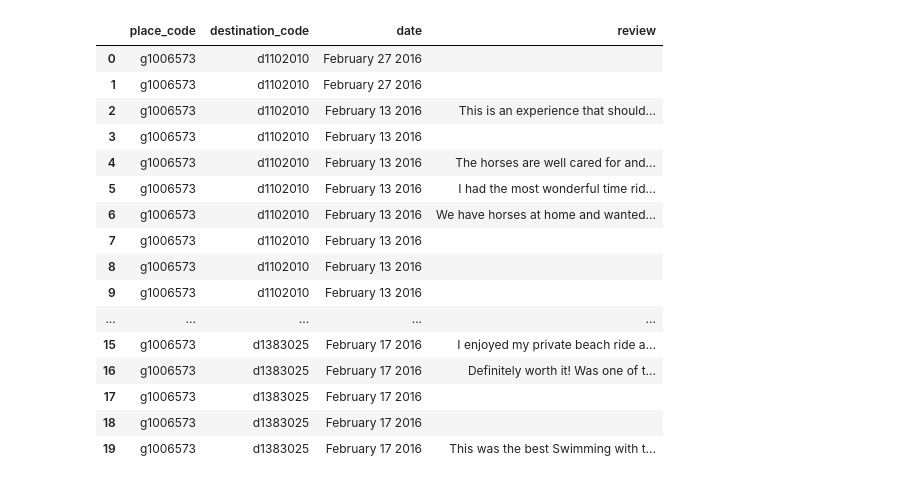
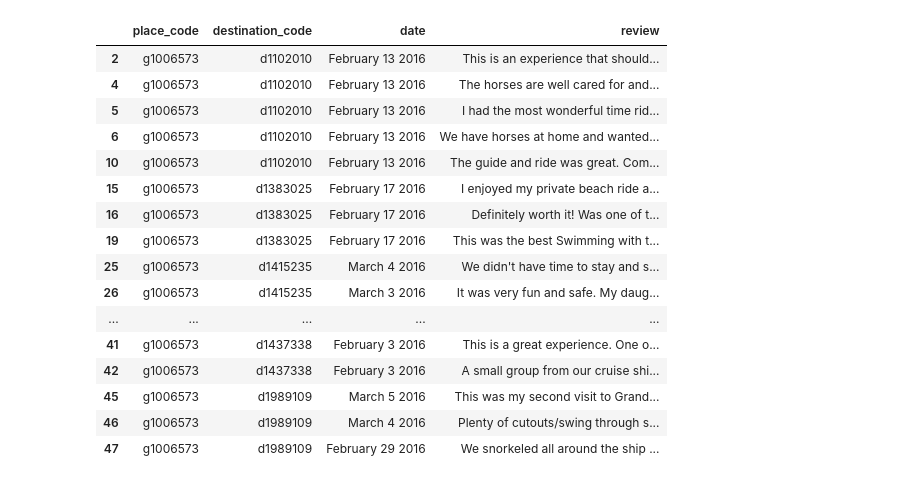
Before and after one commit to rogeliozunigarubio/data_science_final_project, a Jupyter notebook: Data Science Final Project.ipynb, the cells around one changed output. Cells and saved outputs as stored; diff of their text form; code cells hidden in the pictures.

```diff
--- a/Data Science Final Project.ipynb
+++ b/Data Science Final Project.ipynb
@@ -10,24 +10,24 @@ import matplotlib.pyplot as plt
 %matplotlib inline
 # %%
 columns = ['place_code','destination_code','date','review']
-reviews = pd.read_csv('captured_reviews.csv',names=columns, na_values='')
+reviews = pd.read_csv('captured_reviews.csv',names=columns).dropna()
 # %%
-reviews.fillna('').head(20)
+reviews.head(20)
 # %% [output]
 |  | place_code | destination_code | date | review |
-| 0 | g1006573 | d1102010 | February 27 2016 |  |
-| 1 | g1006573 | d1102010 | February 27 2016 |  |
 | 2 | g1006573 | d1102010 | February 13 2016 | This is an experience that should... |
-| 3 | g1006573 | d1102010 | February 13 2016 |  |
 | 4 | g1006573 | d1102010 | February 13 2016 | The horses are well cared for and... |
 | 5 | g1006573 | d1102010 | February 13 2016 | I had the most wonderful time rid... |
 | 6 | g1006573 | d1102010 | February 13 2016 | We have horses at home and wanted... |
-| 7 | g1006573 | d1102010 | February 13 2016 |  |
-| 8 | g1006573 | d1102010 | February 13 2016 |  |
-| 9 | g1006573 | d1102010 | February 13 2016 |  |
-| ... | ... | ... | ... | ... |
+| 10 | g1006573 | d1102010 | February 13 2016 | The guide and ride was great. Com... |
 | 15 | g1006573 | d1383025 | February 17 2016 | I enjoyed my private beach ride a... |
 | 16 | g1006573 | d1383025 | February 17 2016 | Definitely worth it! Was one of t... |
-| 17 | g1006573 | d1383025 | February 17 2016 |  |
-| 18 | g1006573 | d1383025 | February 17 2016 |  |
 | 19 | g1006573 | d1383025 | February 17 2016 | This was the best Swimming with t... |
+| 25 | g1006573 | d1415235 | March 4 2016 | We didn't have time to stay and s... |
+| 26 | g1006573 | d1415235 | March 3 2016 | It was very fun and safe. My daug... |
+| ... | ... | ... | ... | ... |
+| 41 | g1006573 | d1437338 | February 3 2016 | This is a great experience. One o... |
+| 42 | g1006573 | d1437338 | February 3 2016 | A small group from our cruise shi... |
+| 45 | g1006573 | d1989109 | March 5 2016 | This was my second visit to Grand... |
+| 46 | g1006573 | d1989109 | March 4 2016 | Plenty of cutouts/swing through s... |
+| 47 | g1006573 | d1989109 | February 29 2016 | We snorkeled all around the ship ... |
```
Also changed, not shown: parts of 10 cells of this notebook, 5 other files.
